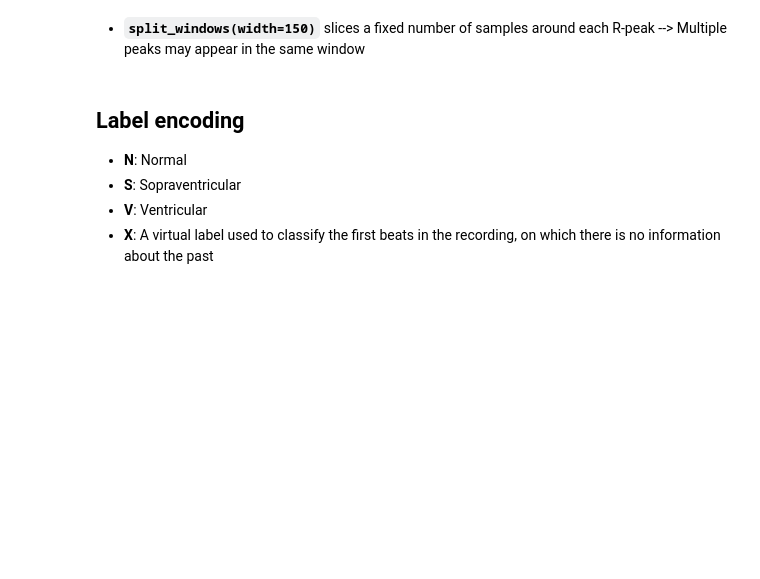
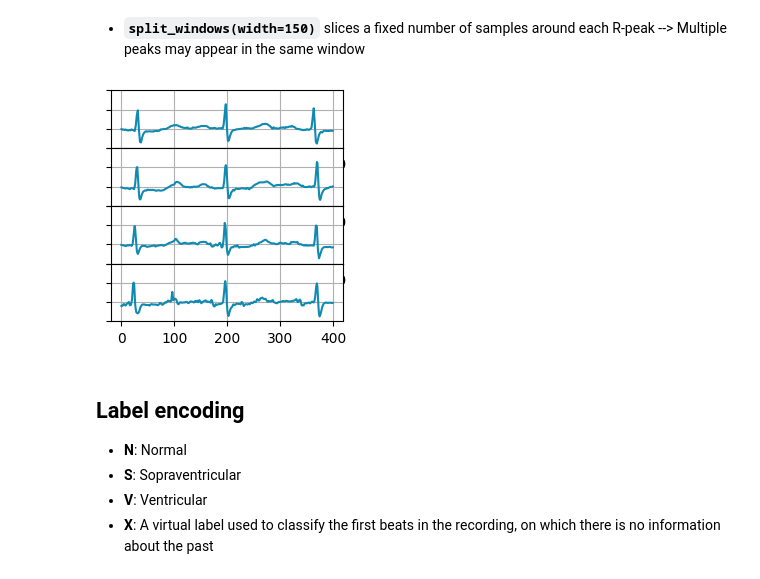
Before and after one commit to alberto-rota/PAC-PVC-Beat-Classifier-for-ECGs, a Jupyter notebook: gold.ipynb, the cells around one changed output. Drawn from its saved outputs; the diff is of its cells as text; code cells hidden in the pictures; blank space fills up the shorter version.

```diff
--- a/gold.ipynb
+++ b/gold.ipynb
@@ -317,18 +346,20 @@ plt.show()
 # %% [markdown]
 * **`split_windows(width=150)`** slices a fixed number of samples around each R-peak --> Multiple peaks may appear in the same window
 # %%
-split1,_ = ptest.split_windows(150)
+split1,_ = ptest.split_windows(400)
 idxs = [randint(0,1000) for _ in range(4)]
-plt.figure(figsize=(12,1))
+plt.figure(figsize=(3,3))
 for p,i in enumerate(idxs):
-    plt.subplot(1,4,p+1)
+    plt.subplot(4,1,p+1)
     plt.plot(split1[i],color=color['X'])
-    plt.title(f"W{i}: length={len(split1[i])}")
+    # plt.title(f"W{i}: length={len(split1[i])}")
     yt,_ = plt.yticks()
     plt.yticks(ticks=yt,labels=[])
     plt.subplots_adjust(wspace=0, hspace=0)
     plt.grid(True)
 plt.show()
+# %% [output]
+[figure, added]
 # %% [markdown]
 ## Label encoding
 * **N**: Normal
```
Also changed, not shown: parts of 9 cells of this notebook, 13 other files.
